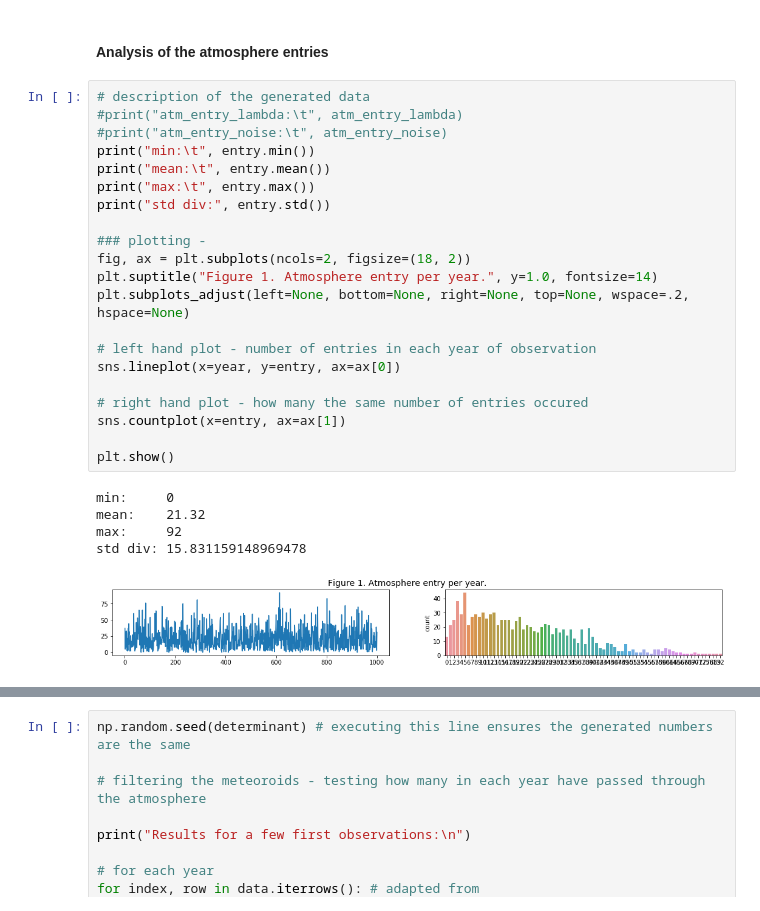
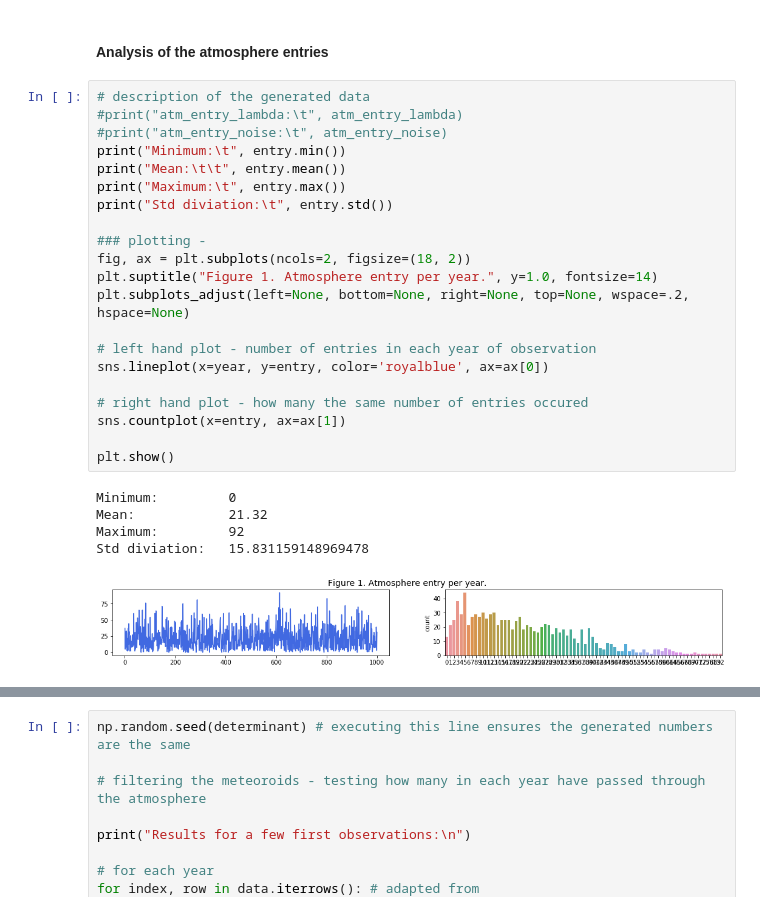
Before and after one commit to andkoc001/data_synthesis, a Jupyter notebook: data_synth_1.ipynb, the cells around one changed output, grey strips where cells are left out. Cells and saved outputs as stored; diff of their text form.

Commit message:
Plots added and general tidy-up

```diff
--- a/data_synth_1.ipynb
+++ b/data_synth_1.ipynb
@@ -176,28 +175,28 @@ data["Entry"] = entry
 # %%
 # description of the generated data
 #print("atm_entry_lambda:\t", atm_entry_lambda)
 #print("atm_entry_noise:\t", atm_entry_noise)
-print("min:\t", entry.min())
-print("mean:\t", entry.mean())
-print("max:\t", entry.max())
-print("std div:", entry.std())
+print("Minimum:\t", entry.min())
+print("Mean:\t\t", entry.mean())
+print("Maximum:\t", entry.max())
+print("Std diviation:\t", entry.std())
 
 ### plotting -
 fig, ax = plt.subplots(ncols=2, figsize=(18, 2))
 plt.suptitle("Figure 1. Atmosphere entry per year.", y=1.0, fontsize=14)
 plt.subplots_adjust(left=None, bottom=None, right=None, top=None, wspace=.2, hspace=None)
 
 # left hand plot - number of entries in each year of observation
-sns.lineplot(x=year, y=entry, ax=ax[0])
+sns.lineplot(x=year, y=entry, color='royalblue', ax=ax[0])
 
 # right hand plot - how many the same number of entries occured
 sns.countplot(x=entry, ax=ax[1])
 
 plt.show()
 # %% [output]
-min:     0
-mean:    21.32
-max:     92
-std div: 15.831159148969478
+Minimum:         0
+Mean:            21.32
+Maximum:         92
+Std diviation:   15.831159148969478
-[figure, old version]
+[figure, new version]
 # %%
```
Also changed, not shown: parts of 31 cells of this notebook.
